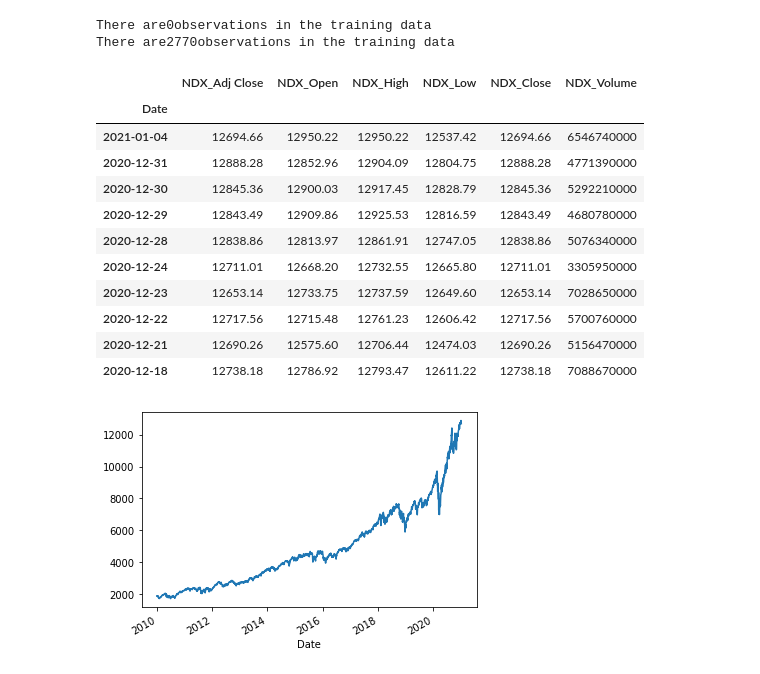
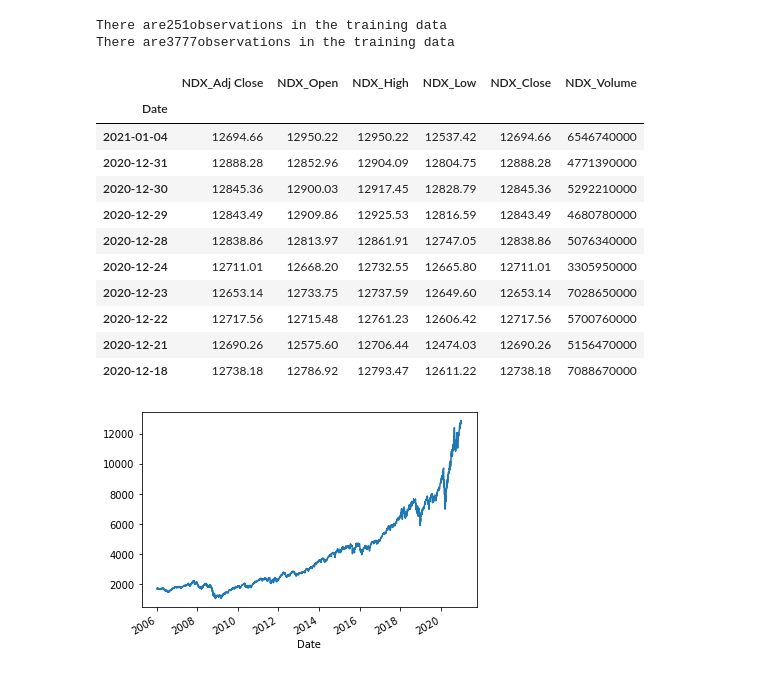
Before and after one commit to blackgreenc/AI, a Jupyter notebook: index_prediction.ipynb, the cells around one changed output. Saved outputs shown, nothing was run; the diff lists cells and outputs as text; code cells hidden in the pictures.

```diff
--- a/index_prediction.ipynb
+++ b/index_prediction.ipynb
@@ -27,37 +41,37 @@ There are254observations in the training data
 # %%
 # 나스닥 100
 NDX  = yf.download('NDX',
-                     start = '2010-01-01',
+                     start = '2006-01-01',
                      end = '2021-1-05',
                      progress = False)
 
 NDX_data = NDX[['Adj Close', 'Open', 'High', 'Low', "Close","Volume"]].round(2)
 NDX_data.rename(columns={'Adj Close':'NDX_Adj Close', 'Open':'NDX_Open', 'High':'NDX_High', 'Low':'NDX_Low', 'Close':'NDX_Close', 'Volume':'NDX_Volume' }, inplace=True)
 
 
-print("There are" + str(NDX_data[:"2000"].shape[0]) + "observations in the training data")
+print("There are" + str(NDX_data[:"2006"].shape[0]) + "observations in the training data")
 
 print("There are" + str(NDX_data[:"2021"].shape[0]) + "observations in the training data")
 NDX_data['NDX_Adj Close'].plot()
 
 
 NDX_data.loc[::-1].head(10)
 # %% [output]
-There are0observations in the training data
-There are2770observations in the training data
+There are251observations in the training data
+There are3777observations in the training data
 |  | NDX_Adj Close | NDX_Open | NDX_High | NDX_Low | NDX_Close | NDX_Volume |
 | Date |  |  |  |  |  |  |
 | 2021-01-04 | 12694.66 | 12950.22 | 12950.22 | 12537.42 | 12694.66 | 6546740000 |
 | 2020-12-31 | 12888.28 | 12852.96 | 12904.09 | 12804.75 | 12888.28 | 4771390000 |
 | 2020-12-30 | 12845.36 | 12900.03 | 12917.45 | 12828.79 | 12845.36 | 5292210000 |
 | 2020-12-29 | 12843.49 | 12909.86 | 12925.53 | 12816.59 | 12843.49 | 4680780000 |
 | 2020-12-28 | 12838.86 | 12813.97 | 12861.91 | 12747.05 | 12838.86 | 5076340000 |
 | 2020-12-24 | 12711.01 | 12668.20 | 12732.55 | 12665.80 | 12711.01 | 3305950000 |
 | 2020-12-23 | 12653.14 | 12733.75 | 12737.59 | 12649.60 | 12653.14 | 7028650000 |
 | 2020-12-22 | 12717.56 | 12715.48 | 12761.23 | 12606.42 | 12717.56 | 5700760000 |
 | 2020-12-21 | 12690.26 | 12575.60 | 12706.44 | 12474.03 | 12690.26 | 5156470000 |
 | 2020-12-18 | 12738.18 | 12786.92 | 12793.47 | 12611.22 | 12738.18 | 7088670000 |
-[figure, old version]
+[figure, new version]
 # %%
 # 금값
 GOLD  = yf.download('GOLD',
```
Also changed, not shown: parts of 7 cells of this notebook.
